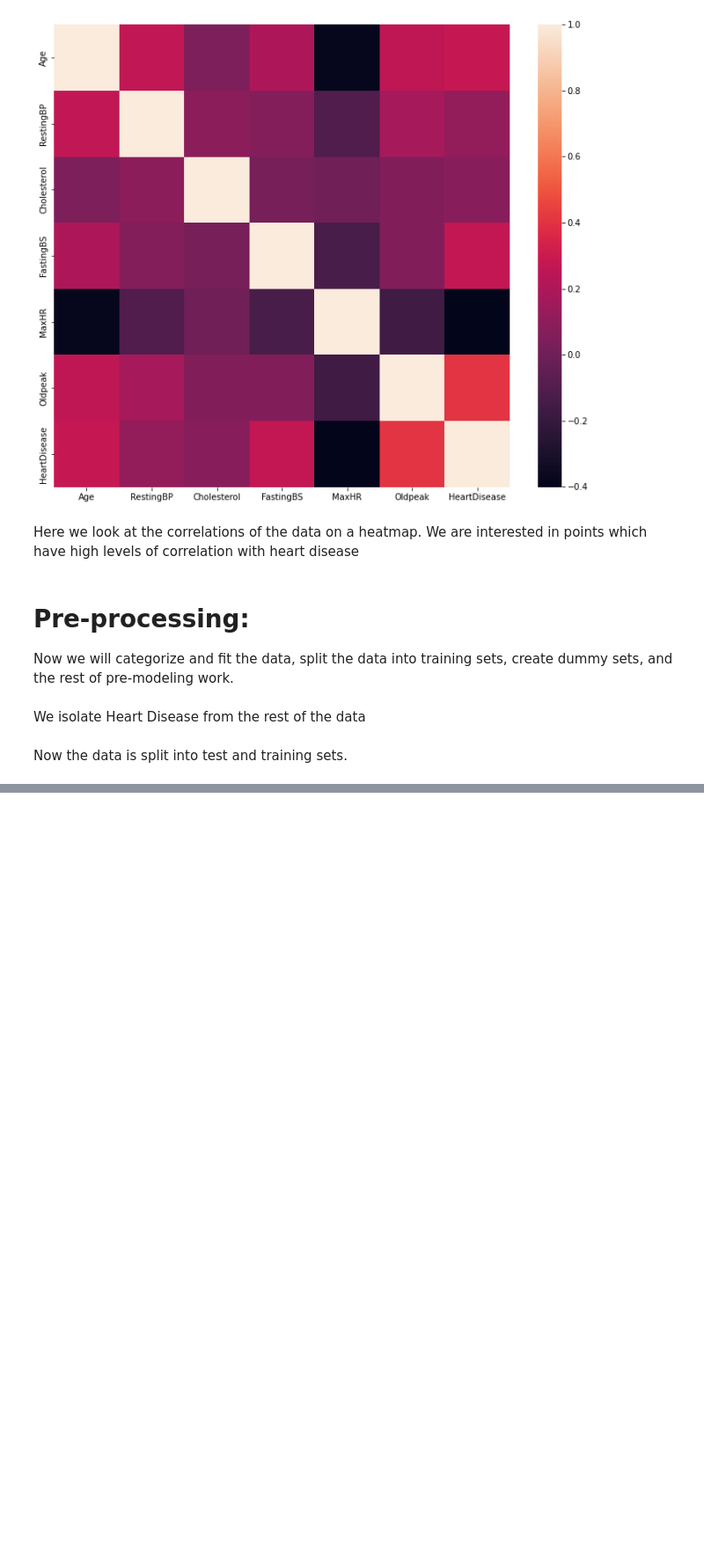
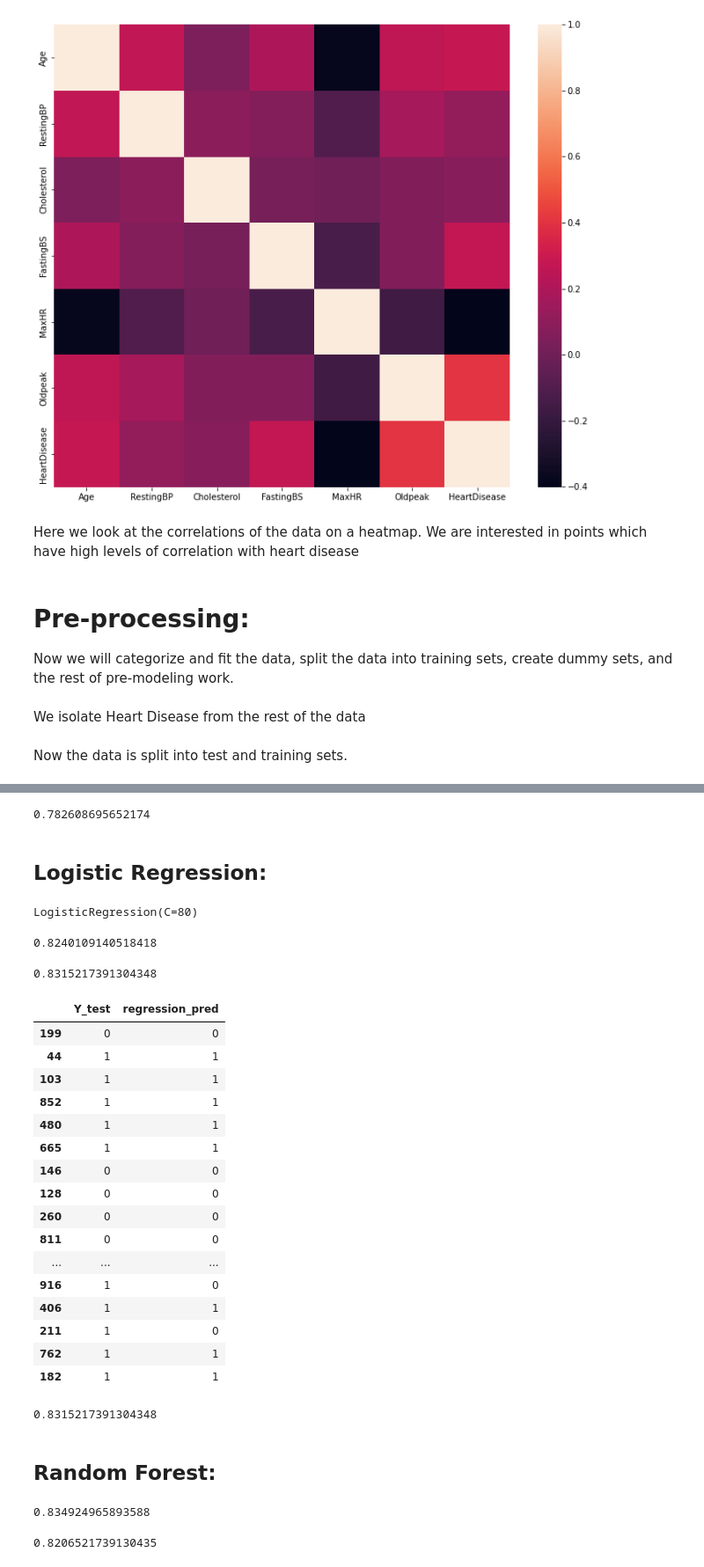
Before and after one commit to ewashley/Heart-Failure-Capstone, a Jupyter notebook: heart_data.ipynb, the cells around one changed output, grey strips where cells are left out. Shown: that part at 88% size. Saved outputs shown, nothing was run; the diff lists cells and outputs as text; code cells hidden in the pictures; blank space fills up the shorter version.

```diff
--- a/heart_data.ipynb
+++ b/heart_data.ipynb
@@ -207,0 +217,4 @@ X_test = pd.DataFrame(X_test_std, columns=x.columns)
+# %%
+decision_tree = DecisionTreeClassifier(max_features=9, max_depth=4)
+# %%
+decision_tree.fit(X_train, y_train)
@@ -207,0 +258,51 @@ X_test = pd.DataFrame(X_test_std, columns=x.columns)
+# %%
+tree_score = accuracy_score(tree_pred,y_test)
+tree_score
+# %% [output]
+0.782608695652174
+# %% [markdown]
+## Logistic Regression:
+# %%
+logistic_regression = LogisticRegression(C = 80)
+# %%
+logistic_regression.fit(X_train , y_train)
+# %% [output]
+LogisticRegression(C=80)
+# %%
+logistic_regression.score(X_train , y_train)
+# %% [output]
+0.8240109140518418
+# %%
+logistic_regression.score(X_test , y_test)
+# %% [output]
+0.8315217391304348
+# %%
+# I took 40 from the head here just to make sure there was some difference in the sets
+regression_pred = logistic_regression.predict(X_test)
+data = pd.DataFrame({"Y_test" : y_test , "regression_pred": regression_pred})
+data.head(40)
+# %% [output]
+|  | Y_test | regression_pred |
+| 199 | 0 | 0 |
+| 44 | 1 | 1 |
+| 103 | 1 | 1 |
+| 852 | 1 | 1 |
+| 480 | 1 | 1 |
+| 665 | 1 | 1 |
+| 146 | 0 | 0 |
+| 128 | 0 | 0 |
+| 260 | 0 | 0 |
+| 811 | 0 | 0 |
+| ... | ... | ... |
+| 916 | 1 | 0 |
+| 406 | 1 | 1 |
+| 211 | 1 | 0 |
+| 762 | 1 | 1 |
+| 182 | 1 | 1 |
+# %%
+regression_score = accuracy_score(regression_pred,y_test)
+regression_score
+# %% [output]
+0.8315217391304348
+# %% [markdown]
+## Random Forest:
@@ -207,0 +311,9 @@ X_test = pd.DataFrame(X_test_std, columns=x.columns)
+# %%
+random_forest.fit(X_train , y_train)
+random_forest.score(X_train , y_train)
+# %% [output]
+0.834924965893588
+# %%
+random_forest.score(X_test , y_test)
+# %% [output]
+0.8206521739130435
```
Also changed, not shown: parts of 16 cells of this notebook.
